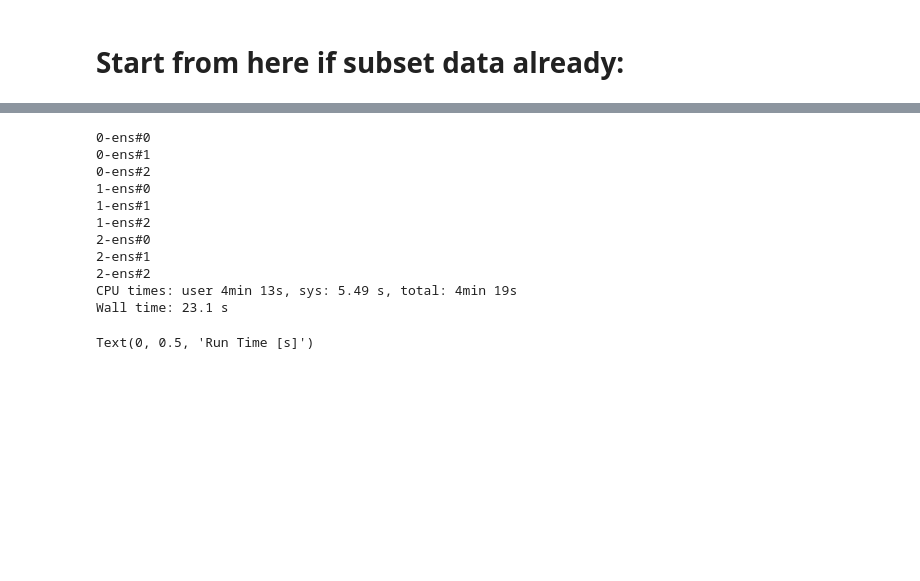
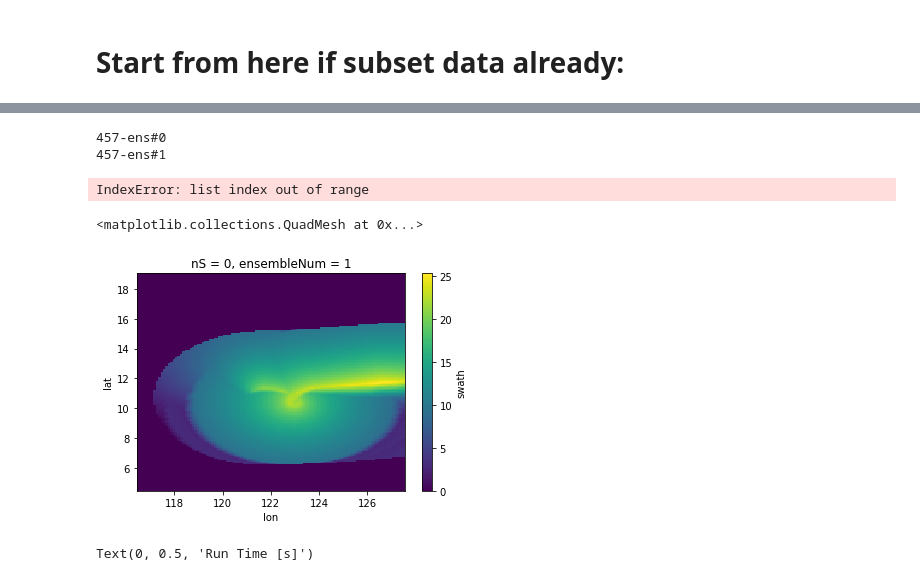
Before and after one commit to janewbaldwin/TC_Risk_WorldBank, a Jupyter notebook: WIND_HAZARD/WILLOUGHBY/synthetic_data_windfields_phi.ipynb, the cells around one changed output, grey strips where cells are left out. Cells and saved outputs as stored; diff of their text form; code cells hidden in the pictures; blank space fills up the shorter version.

```diff
--- a/WIND_HAZARD/WILLOUGHBY/synthetic_data_windfields_phi.ipynb
+++ b/WIND_HAZARD/WILLOUGHBY/synthetic_data_windfields_phi.ipynb
@@ -437,22 +403,20 @@ iT_length_max = np.max(iT_lengths)
 %%time
 
 # Make sure to delete ens_swaths.nc and wspd_phi_swaths+fileN+.nc before running, otherwise won't pass through properly
-direc = '/data2/jbaldwin/WINDFIELDS/ERAInterim_WPC/PHI_SWATHS/'
+direc = '/data2/jbaldwin/WINDFIELDS/ERAInterim_WPC/PHI_SWATHS/WPC_'+fileN+'/'
 ensembleNum = dat.ensembleNum
-missed_tries = 0
-for nS in [0,1,2]: #np.arange(0,len(wspd_landfall)+1,1):
+for nS in [0,1]: #np.arange(0,len(wspd_landfall),1):
 
     # Info that is consistent across ensemble members
-    notnans = ~np.isnan(lon_landfall[nS][:])
-    lon_nS = lon_landfall[nS][notnans]
-    lat_nS = lat_landfall[nS][notnans]
-    days_nS = days_landfall[nS][notnans]
-    tr_nS = tr_landfall[nS][notnans]
-    trDir_nS = trDir_landfall[nS][notnans]
+    lon_nS = lon_landfall[nS][:]
+    lat_nS = lat_landfall[nS][:]
+    days_nS = days_landfall[nS][:]
+    tr_nS = tr_landfall[nS][:]
+    trDir_nS = trDir_landfall[nS][:]
     swaths = np.zeros([1,len(ensembleNum),len(Y),len(X)])
 
     # Calculate wind swath for each ensemble member
-    for ensN in [0,1,2]:#dat.ensembleNum:
+    for ensN in [0,1]:#ensembleNum:
 
         print(str(nS)+'-ens#'+str(ensN))
 
@@ -478,6 +442,7 @@ for nS in [0,1,2]: #np.arange(0,len(wspd_landfall)+1,1):
             stormpoints = np.shape(wspd_nS_ensN)[0]
 
             wspdmaps = Parallel(n_jobs=3, prefer="threads")(delayed(windfield)(lon_nS_ensN,lat_nS_ensN,wspd_nS_ensN,rmax_nS_ensN,tr_nS_ensN,trDir_nS_ensN,i) for i in range(stormpoints))
+            wspdmaps = np.abs(wspdmaps) # take absolute value for places asymmetry correction overpowers wind speed
             swaths[0,ensN,:,:] = np.nanmax(wspdmaps, axis = 0) # Calculate swath over windfields; nanmax to ignore timepoints that don't have windfields
 
     # Create swath dataset
@@ -498,17 +463,16 @@ for nS in [0,1,2]: #np.arange(0,len(wspd_landfall)+1,1):
     filename = 'wspd_phi_swaths_'+fileN+'_'+str(nS)+'.nc'
     ds_ens.to_netcdf(direc+filename,mode='w',unlimited_dims = ["nS"])
 # %% [output]
-0-ens#0
-0-ens#1
-0-ens#2
-1-ens#0
-1-ens#1
-1-ens#2
-2-ens#0
-2-ens#1
-2-ens#2
-CPU times: user 4min 13s, sys: 5.49 s, total: 4min 19s
-Wall time: 23.1 s
+457-ens#0
+457-ens#1
+IndexError: list index out of range
+# %%
+fileN = '006'
+nS = 0
+xr.open_dataset('/data2/jbaldwin/WINDFIELDS/ERAInterim_WPC/PHI_SWATHS/WPC_'+fileN+'/wspd_phi_swaths_'+fileN+'_'+str(nS)+'.nc').sel(ensembleNum=1,nS=nS).swath.plot()
+# %% [output]
+<matplotlib.collections.QuadMesh at 0x...>
+[figure, added]
 # %%
 # Optimizing Parallelization
 ncores = np.array([2,3,4,8,16,20])
```
Also changed, not shown: parts of 12 cells of this notebook, 1 other file.
